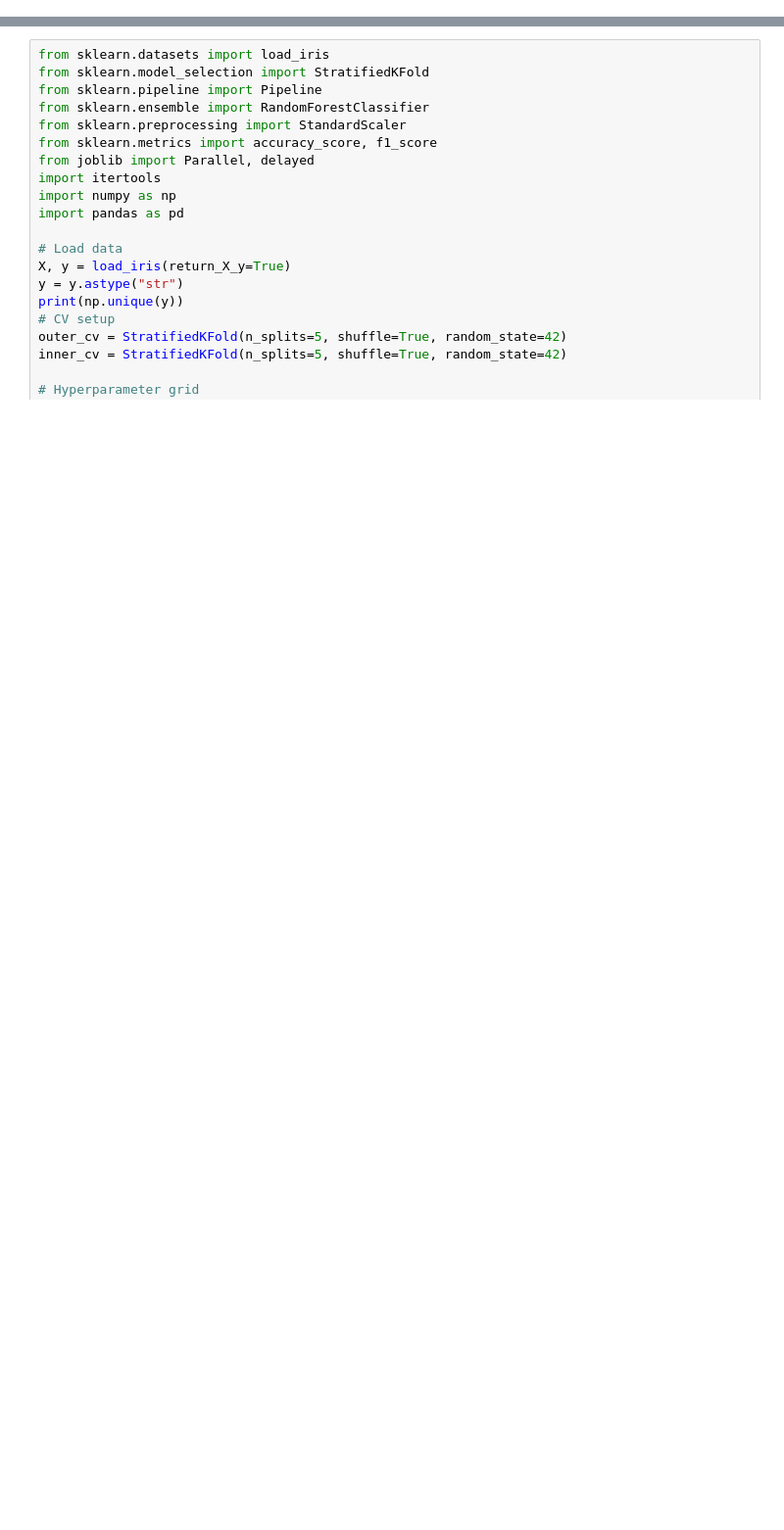
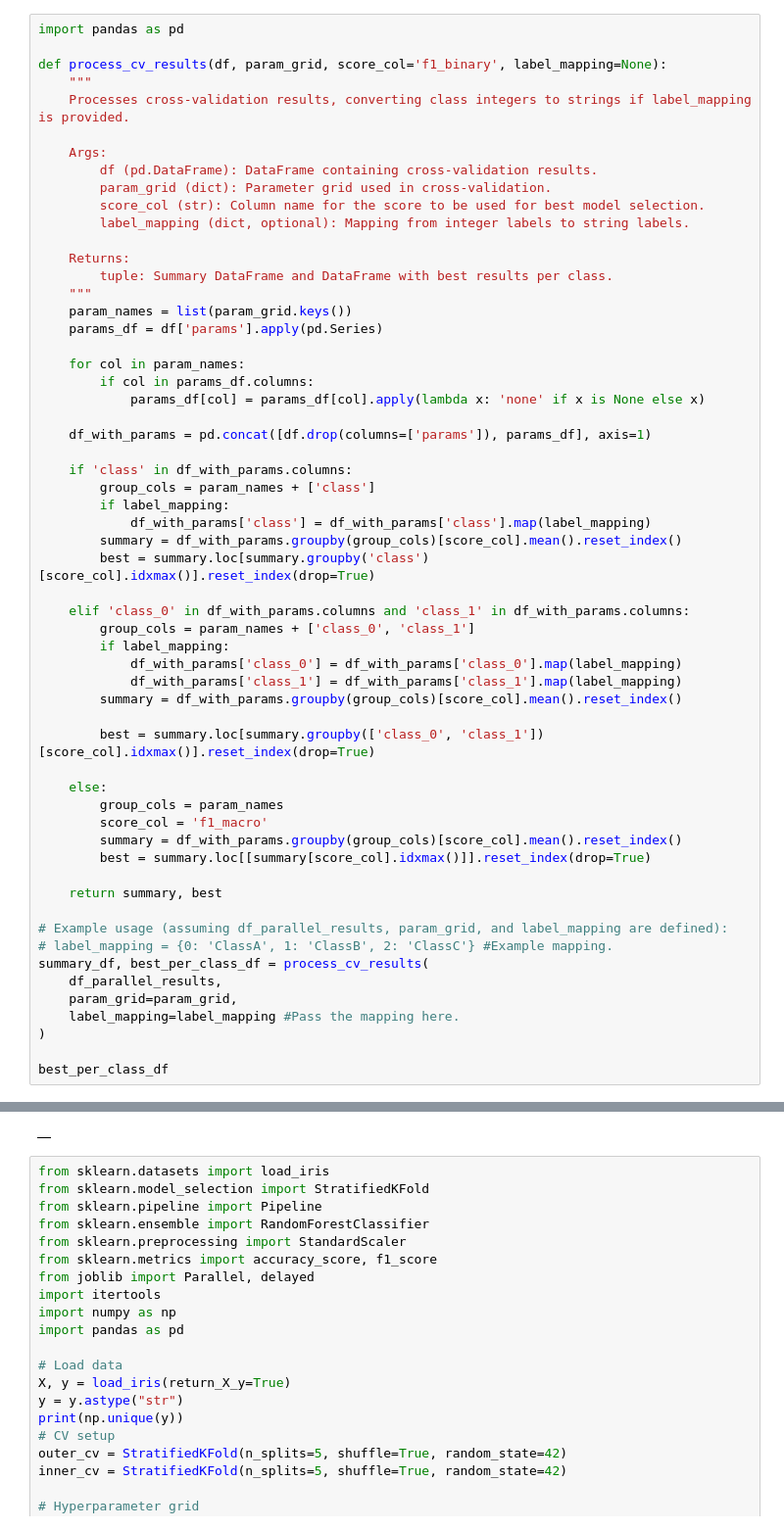
Before and after one commit to jeppeseverens/Leukem.ai, a Jupyter notebook: python_predict/training.ipynb, the cells around one changed output, grey strips where cells are left out. Shown: that part at 98% size. Drawn from its saved outputs; the diff is of its cells as text; blank space fills up the shorter version.

```diff
--- a/python_predict/training.ipynb
+++ b/python_predict/training.ipynb
@@ -262,0 +417,59 @@ best_per_class_df
+# %%
+import pandas as pd
+
+def process_cv_results(df, param_grid, score_col='f1_binary', label_mapping=None):
+    """
+    Processes cross-validation results, converting class integers to strings if label_mapping is provided.
+
+    Args:
+        df (pd.DataFrame): DataFrame containing cross-validation results.
+        param_grid (dict): Parameter grid used in cross-validation.
+        score_col (str): Column name for the score to be used for best model selection.
+        label_mapping (dict, optional): Mapping from integer labels to string labels.
+
+    Returns:
+        tuple: Summary DataFrame and DataFrame with best results per class.
+    """
+    param_names = list(param_grid.keys())
+    params_df = df['params'].apply(pd.Series)
+
+    for col in param_names:
+        if col in params_df.columns:
+            params_df[col] = params_df[col].apply(lambda x: 'none' if x is None else x)
+
+    df_with_params = pd.concat([df.drop(columns=['params']), params_df], axis=1)
+
+    if 'class' in df_with_params.columns:
+        group_cols = param_names + ['class']
+        if label_mapping:
+            df_with_params['class'] = df_with_params['class'].map(label_mapping)
+        summary = df_with_params.groupby(group_cols)[score_col].mean().reset_index()
+        best = summary.loc[summary.groupby('class')[score_col].idxmax()].reset_index(drop=True)
+
+    elif 'class_0' in df_with_params.columns and 'class_1' in df_with_params.columns:
+        group_cols = param_names + ['class_0', 'class_1']
+        if label_mapping:
+            df_with_params['class_0'] = df_with_params['class_0'].map(label_mapping)
+            df_with_params['class_1'] = df_with_params['class_1'].map(label_mapping)
+        summary = df_with_params.groupby(group_cols)[score_col].mean().reset_index()
+
+        best = summary.loc[summary.groupby(['class_0', 'class_1'])[score_col].idxmax()].reset_index(drop=True)
+
+    else:
+        group_cols = param_names
+        score_col = 'f1_macro'
+        summary = df_with_params.groupby(group_cols)[score_col].mean().reset_index()
+        best = summary.loc[[summary[score_col].idxmax()]].reset_index(drop=True)
+
+    return summary, best
+
+# Example usage (assuming df_parallel_results, param_grid, and label_mapping are defined):
+# label_mapping = {0: 'ClassA', 1: 'ClassB', 2: 'ClassC'} #Example mapping.
+summary_df, best_per_class_df = process_cv_results(
+    df_parallel_results,
+    param_grid=param_grid,
+    label_mapping=label_mapping #Pass the mapping here.
+)
+
+best_per_class_df
+# %% [output]
@@ -263,3 +477,4 @@ best_per_class_df
+|  |
 # %%
 from sklearn.datasets import load_iris
 from sklearn.model_selection import StratifiedKFold
```
Also changed, not shown: parts of 11 cells of this notebook, 2 other files.
